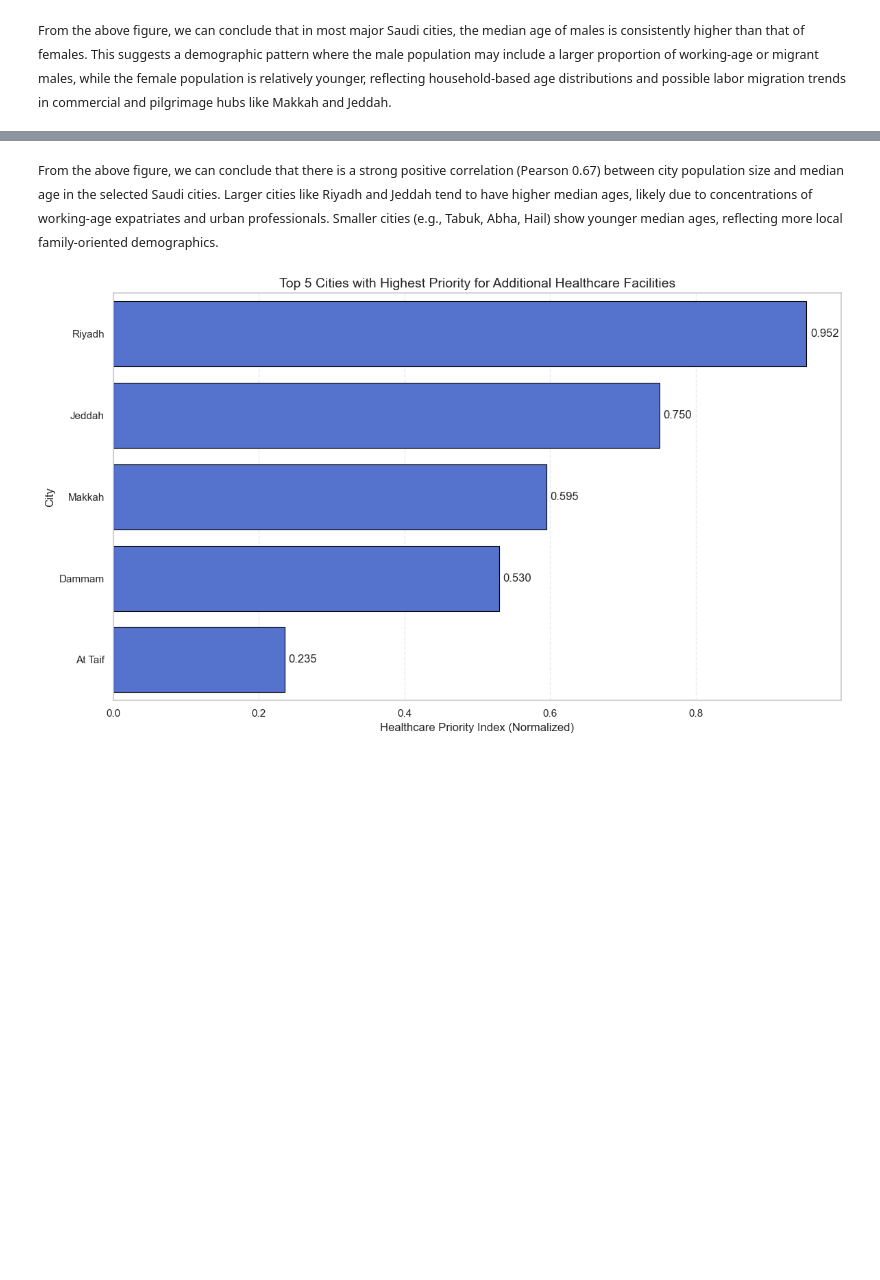
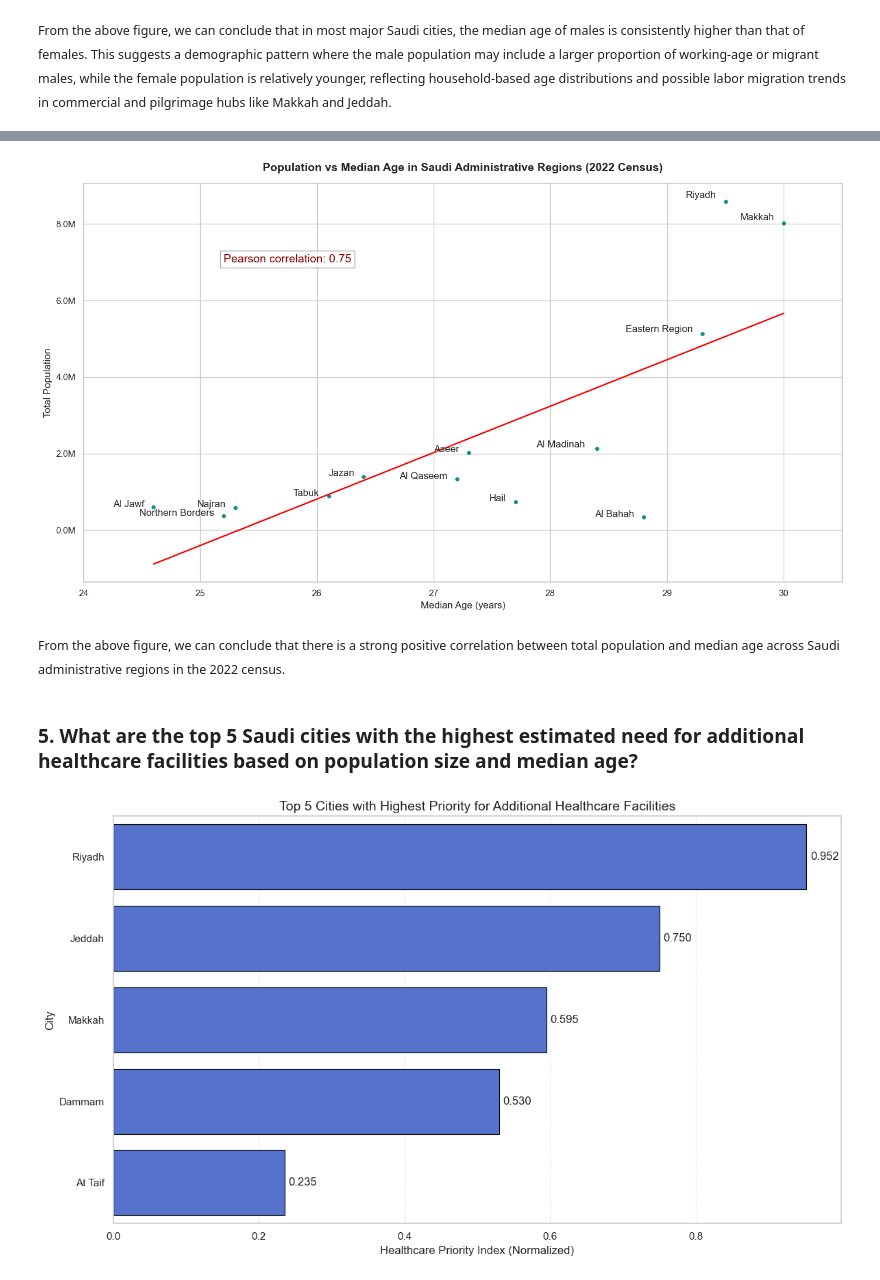
Before and after one commit to sagamohamedsaedaden-dotcom/Saudi_Arabia_Census_2022, a Jupyter notebook: Saudi_Arabia_Census_2022.ipynb, the cells around one changed output, grey strips where cells are left out. Cells and saved outputs as stored; diff of their text form; code cells hidden in the pictures; blank space fills up the shorter version.

```diff
--- a/Saudi_Arabia_Census_2022.ipynb
+++ b/Saudi_Arabia_Census_2022.ipynb
@@ -462,7 +373,81 @@ plt.show()
+# %%
+regions_data = {
+    'name_en': [
+        'Riyadh', 'Makkah', 'Eastern Region', 'Al Madinah ',
+        'Aseer', 'Jazan', 'Al Qaseem', 'Tabuk', 'Hail', 'Al Jawf',
+        'Najran', 'Northern Borders', 'Al Bahah'
+    ],
+    'total_population': [
+        8591748, 8021463, 5125254, 2137983, 2024285, 1404997, 1336179,
+        886036, 746406, 595822, 592300, 373577, 339174
+    ],
+    'median_age': [
+        29.5, 30.0, 29.3, 28.4, 27.3, 26.4, 27.2, 26.1, 27.7, 24.6, 25.3, 25.2, 28.8
+    ]
+}
+demographics_regions = pd.DataFrame(regions_data)
+# %%
+
+df_region = demographics_regions.groupby('name_en', as_index=False)[['total_population', 'median_age']].mean()
+
+
+plt.figure(figsize=(14,8))
+sns.set(style="whitegrid")
+
+sns.scatterplot(
+    data=df_region,
+    y='total_population',
+    x='median_age',
+    color='teal',
+    s=30,
+    alpha=0.9,
+    legend=False
+)
+
+
+sns.regplot(
+    data=df_region,
+    y='total_population',
+    x='median_age',
+    scatter=False,
+    color='red',
+    line_kws={'lw': 1.8, 'linestyle': '-'},
+    ci=None
+)
+
+ax = plt.gca()
+ax.yaxis.set_major_formatter(FuncFormatter(lambda y, _: f'{y/1e6:.1f}M'))
+
+for i, row in df_region.iterrows():
+    plt.text(
+        x = row['median_age'] - 0.08,
+        y = row['total_population'] * 1.01,
+        s  = row['name_en'],
+        fontsize=12,
+        ha='right',
+        bbox=dict(facecolor='white', alpha=0.1, edgecolor='none', pad=1.5),
+        zorder=10
+    )
+
+plt.xlim(24, 30.5)
+plt.xlabel("Median Age (years)", fontsize=12)
+plt.ylabel("Total Population", fontsize=12)
+plt.title("Population vs Median Age in Saudi Administrative Regions (2022 Census)", fontsize=14, fontweight='bold', pad=15)
+
+
+corr = df_region['total_population'].corr(df_region['median_age'])
+plt.text(25.2, 7e6, f"Pearson correlation: {corr:.2f}", fontsize=14, color='darkred',
+        bbox=dict(facecolor='white', alpha=0.8, edgecolor='gray'))
+
+plt.tight_layout()
+plt.show()
+# %% [output]
+[figure, added]
 # %% [markdown]
 <small>
-From the above figure, we can conclude that there is a strong positive correlation (Pearson 0.67) between city population size and median age in the selected Saudi cities.
-Larger cities like Riyadh and Jeddah tend to have higher median ages, likely due to concentrations of working-age expatriates and urban professionals.
-Smaller cities (e.g., Tabuk, Abha, Hail) show younger median ages, reflecting more local family-oriented demographics.
+From the above figure, we can conclude that there is a strong positive correlation between total population and median age across Saudi administrative regions in the 2022 census.
+
 </small>
+# %% [markdown]
+### 5. What are the top 5 Saudi cities with the highest estimated need for additional healthcare facilities based on population size and median age?
 # %%
```
Also changed, not shown: parts of 19 cells of this notebook, 6 other files.
